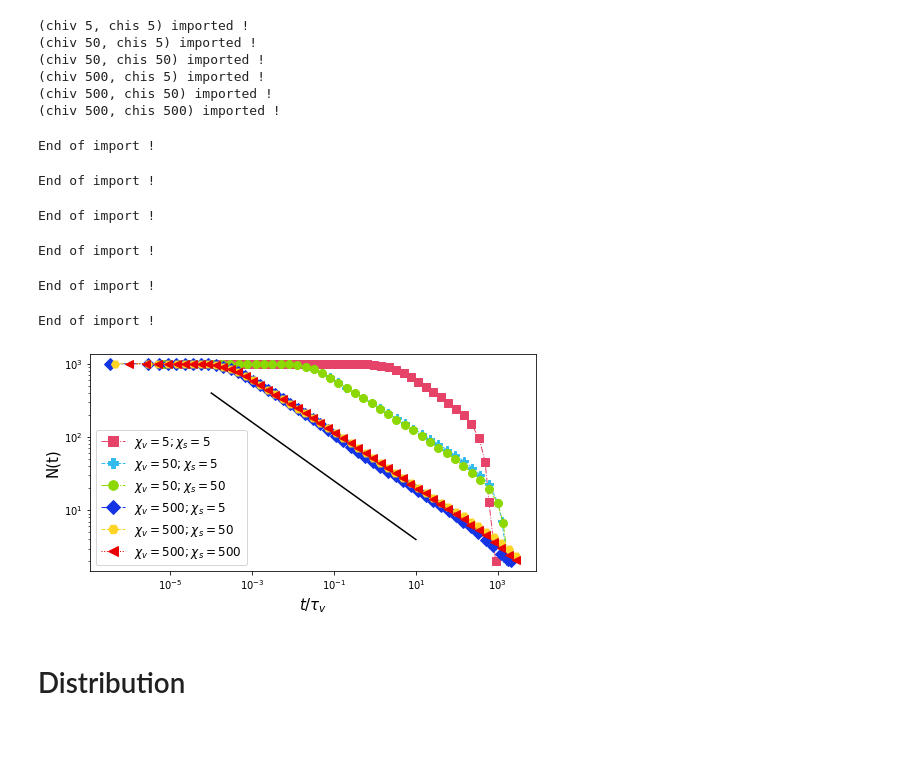
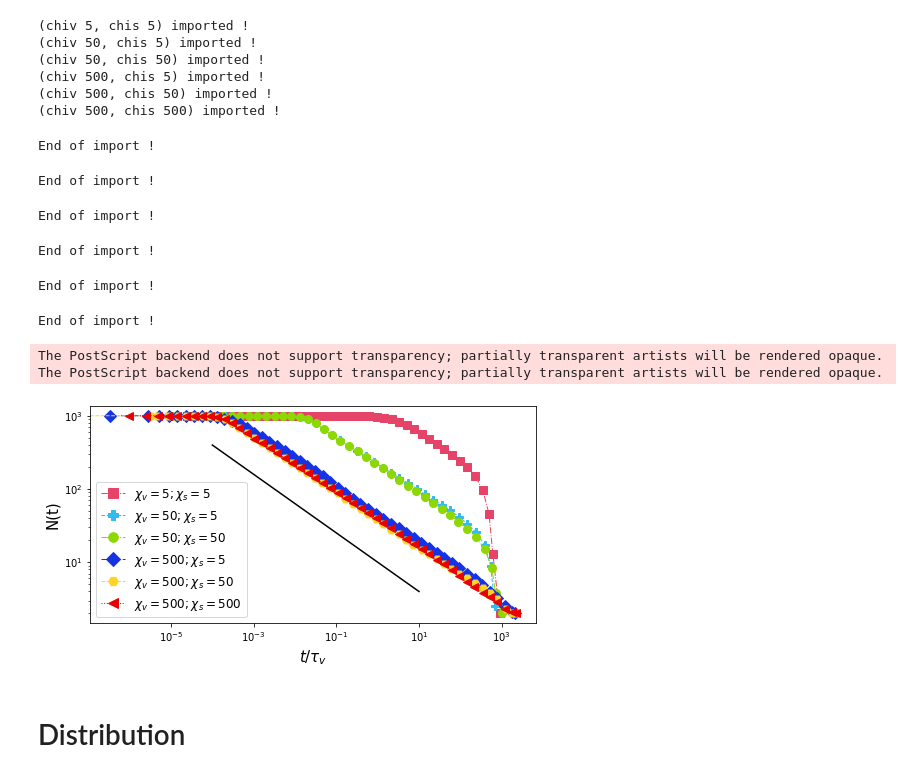
Before and after one commit to VirtualEmbryo/hydroosmotic_chain, a Jupyter notebook: _notebook/osmotic.ipynb, the cells around one changed output. Cells and saved outputs as stored; diff of their text form; code cells hidden in the pictures; blank space fills up the shorter version.

```diff
--- a/_notebook/osmotic.ipynb
+++ b/_notebook/osmotic.ipynb
@@ -73,15 +73,16 @@ def import_osmotic(chis, chiv, path_list, plot_param_list, Nt_list, rescale = Fa
     label = False
     Nt_list[(chis, chiv)] = {}
     for n in range(nsim) :
-        if chis==500 and chiv==50 :
-            n+=20
         Nt_list[(chis, chiv)][n] = np.loadtxt(os.path.join(path_list[(chis, chiv)][n], 'sim_nlum.dat'))
     return Nt_list[(chis, chiv)]
 
 def make_path_dict(nsim, chis, chiv, pathdict, main_dir, subdir) :
     pathdict[(chis, chiv)] = {}
     for n in range(nsim) :
-        subsubdir = 'chiv' + str(chiv) + '_chis' + str(chis)
+        if (chiv==500 and chis==50) or (chiv==50 and chis==5) or (chiv==500 and chis==500) or (chiv==50 and chis==50) or (chiv==50 and chis==5):
+            s  = '_initial_gaussian'
+        else : s = ''
+        subsubdir = 'chiv' + str(chiv) + '_chis' + str(chis) + s
         pathdict[(chis, chiv)][n] = os.path.join(main_dir, subdir, subsubdir, 'run'+str(n).zfill(4))
     #return pathdict
 # %%
@@ -342,7 +343,7 @@ plt.yscale('log')
 
 show_sim = False
 rescaled = False
-savefig = 0#True
+savefig = True
 
 npts = 50
 nsim = 20
@@ -412,34 +413,36 @@ plt.legend(fontsize=12, loc=3, markerscale=1.2)
 if rescaled :
     plt.xlabel(r'$t/T_v$', fontsize=15)
 else :
     plt.xlabel(r'$t/\tau_v$', fontsize=15)
 
 plt.ylabel('N(t)', fontsize=15)
 
 if rescaled :
     k, a = 300, -0.4
     t = np.logspace(0.5, 5, 101)
     #plt.plot(t, k*t**a, color = 'k')
     if savefig :
         plt.savefig('/Users/mathieuleverge/git/chain_lumen/_notebook/figures/HO_coarsening_rescaled.eps', format='eps')
 else :
     k, a = 10, -0.4
     t = np.logspace(-4, 1, 101)
     plt.plot(t, k*t**a, color = 'k')
     if savefig :
         plt.savefig('/Users/mathieuleverge/git/chain_lumen/_notebook/figures/HO_coarsening.eps', format='eps')
 
 
 
 plt.show()
 # %% [output]
 End of import !
 End of import !
 End of import !
 End of import !
 End of import !
 End of import !
+The PostScript backend does not support transparency; partially transparent artists will be rendered opaque.
+The PostScript backend does not support transparency; partially transparent artists will be rendered opaque.
-[figure, old version]
+[figure, new version]
 # %% [markdown]
 # Distribution
 # %%
```
Also changed, not shown: parts of 2 cells of this notebook, 6 other files.
